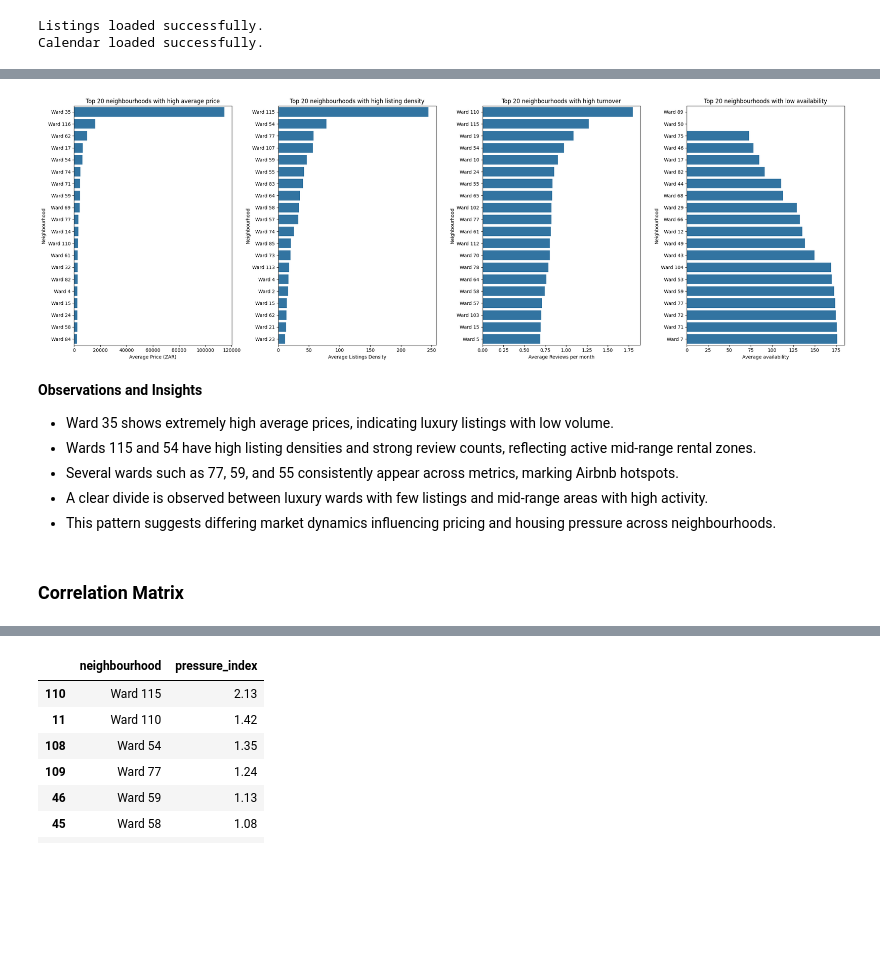
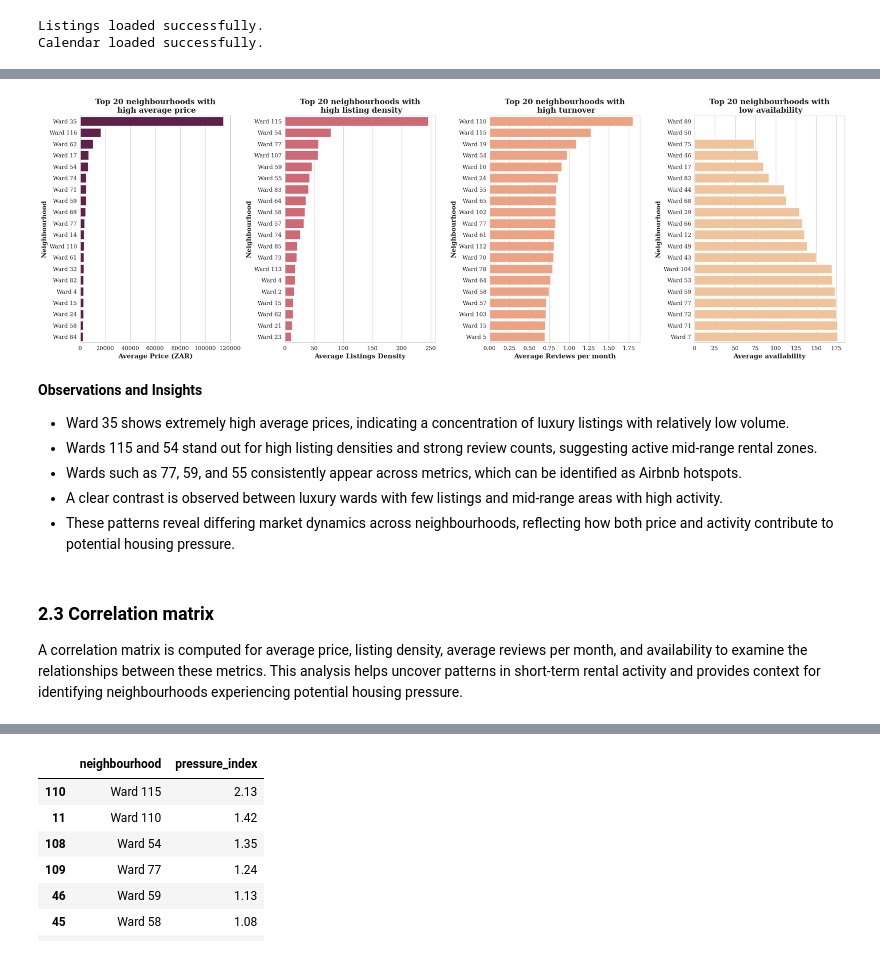
Before and after one commit to arpn25/cape_town_short_term_rentals, a Jupyter notebook: notebooks/03_spatial_analysis.ipynb, the cells around one changed output, grey strips where cells are left out. Saved outputs shown, nothing was run; the diff lists cells and outputs as text; code cells hidden in the pictures; blank space fills up the shorter version.

```diff
--- a/notebooks/03_spatial_analysis.ipynb
+++ b/notebooks/03_spatial_analysis.ipynb
@@ -30 +42,22 @@ from folium.plugins import MarkerCluster
+# %%
+# Define the color palette
+palette = ["#68174c", "#df586a", "#fd9c74", "#fdc48e", "#ffebc8"]
+
+# Set Seaborn styling
+sns.set_style("whitegrid")
+sns.set_palette(palette)
+
+# Set Matplotlib rcParams for consistent styling
+mpl.rcParams['figure.figsize'] = (10, 6)
+mpl.rcParams['axes.titlesize'] = 16
+mpl.rcParams['axes.labelsize'] = 14
+mpl.rcParams['xtick.labelsize'] = 12
+mpl.rcParams['ytick.labelsize'] = 12
+mpl.rcParams['axes.titleweight'] = 'bold'
+mpl.rcParams['axes.labelweight'] = 'bold'
+mpl.rcParams['font.family'] = 'DejaVu Serif'
+
+# Create a continuous colormap for visualisations
+custom_cmap = LinearSegmentedColormap.from_list("custom_cmap",
+                                                palette).reversed()
 # %% [markdown]
@@ -142,52 +180,53 @@ wards_aggregate.to_csv("../data/processed/wards_aggregate.csv")
 # Subplot layout
 fig,axes= plt.subplots(1,4,figsize=(24,8))
 
 # Plot price distribution
 sns.barplot(data=wards_aggregate.sort_values('average_price',
-                                              ascending=False).head(20),
-            x='average_price', y='neighbourhood',ax=axes[0])
-axes[0].set_title("Top 20 neighbourhoods with high average price")
+                                             ascending=False).head(20),
+        x='average_price', y='neighbourhood',ax=axes[0],color=palette[0])
+axes[0].set_title("Top 20 neighbourhoods with\n high average price")
 axes[0].set_xlabel("Average Price (ZAR)")
 axes[0].set_ylabel("Neighbourhood")
 
 # Plot density distribution
 sns.barplot(data=wards_aggregate.sort_values('listing_density',
                                               ascending=False).head(20),
-            x='listing_density', y='neighbourhood',ax=axes[1])
-axes[1].set_title("Top 20 neighbourhoods with high listing density")
+            x='listing_density', y='neighbourhood',ax=axes[1], color=palette[1])
+axes[1].set_title("Top 20 neighbourhoods with\n high listing density")
 axes[1].set_xlabel("Average Listings Density")
 axes[1].set_ylabel("Neighbourhood")
 
 # Plot reviews distribution
 sns.barplot(data=wards_aggregate.sort_values('average_reviews_per_month',
                                               ascending=False).head(20),
-            x='average_reviews_per_month', y='neighbourhood',ax=axes[2])
-axes[2].set_title("Top 20 neighbourhoods with high turnover")
+x='average_reviews_per_month', y='neighbourhood',ax=axes[2],color=palette[2])
+axes[2].set_title("Top 20 neighbourhoods with\n high turnover")
 axes[2].set_xlabel("Average Reviews per month")
 axes[2].set_ylabel("Neighbourhood")
 
 # Plot availability distribution
 sns.barplot(data=wards_aggregate.sort_values('average_availability',
                                               ascending=True).head(20),
-            x='average_availability', y='neighbourhood',ax=axes[3])
-axes[3].set_title("Top 20 neighbourhoods with low availability")
+        x='average_availability', y='neighbourhood',ax=axes[3],color=palette[3])
+axes[3].set_title("Top 20 neighbourhoods with\n low availability")
 axes[3].set_xlabel("Average availability")
 axes[3].set_ylabel("Neighbourhood")
 
 plt.tight_layout()
 plt.show()
 plt.close()
 # %% [output]
-[figure, old version]
+[figure, new version]
 # %% [markdown]
 **Observations and Insights**
-- Ward 35 shows extremely high average prices, indicating luxury listings with low volume.
-- Wards 115 and 54 have high listing densities and strong review counts, reflecting active mid-range rental zones.
-- Several wards such as 77, 59, and 55 consistently appear across metrics, marking Airbnb hotspots.
-- A clear divide is observed between luxury wards with few listings and mid-range areas with high activity.
-- This pattern suggests differing market dynamics influencing pricing and housing pressure across neighbourhoods.
+- Ward 35 shows extremely high average prices, indicating a concentration of luxury listings with relatively low volume.
+- Wards 115 and 54 stand out for high listing densities and strong review counts, suggesting active mid-range rental zones.
+- Wards such as 77, 59, and 55 consistently appear across metrics, which can be identified as Airbnb hotspots.
+- A clear contrast is observed between luxury wards with few listings and mid-range areas with high activity.
+- These patterns reveal differing market dynamics across neighbourhoods, reflecting how both price and activity contribute to potential housing pressure.
 # %% [markdown]
-### Correlation Matrix
+### 2.3 Correlation matrix
+A correlation matrix is computed for average price, listing density, average reviews per month, and availability to examine the relationships between these metrics. This analysis helps uncover patterns in short-term rental activity and provides context for identifying neighbourhoods experiencing potential housing pressure.
 # %%
 # Compute correlation matrix between average price, density, reviews per month
 # and availability
```
Also changed, not shown: parts of 18 cells of this notebook.
